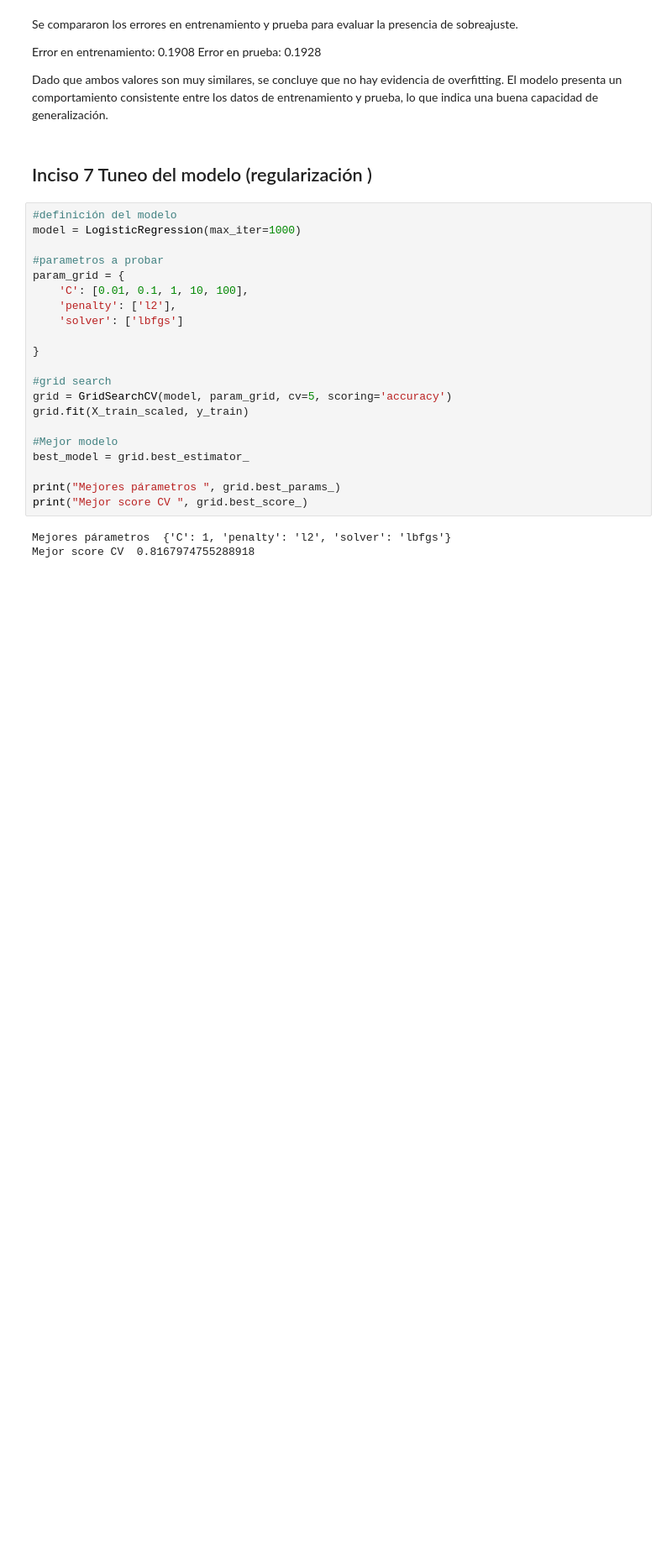
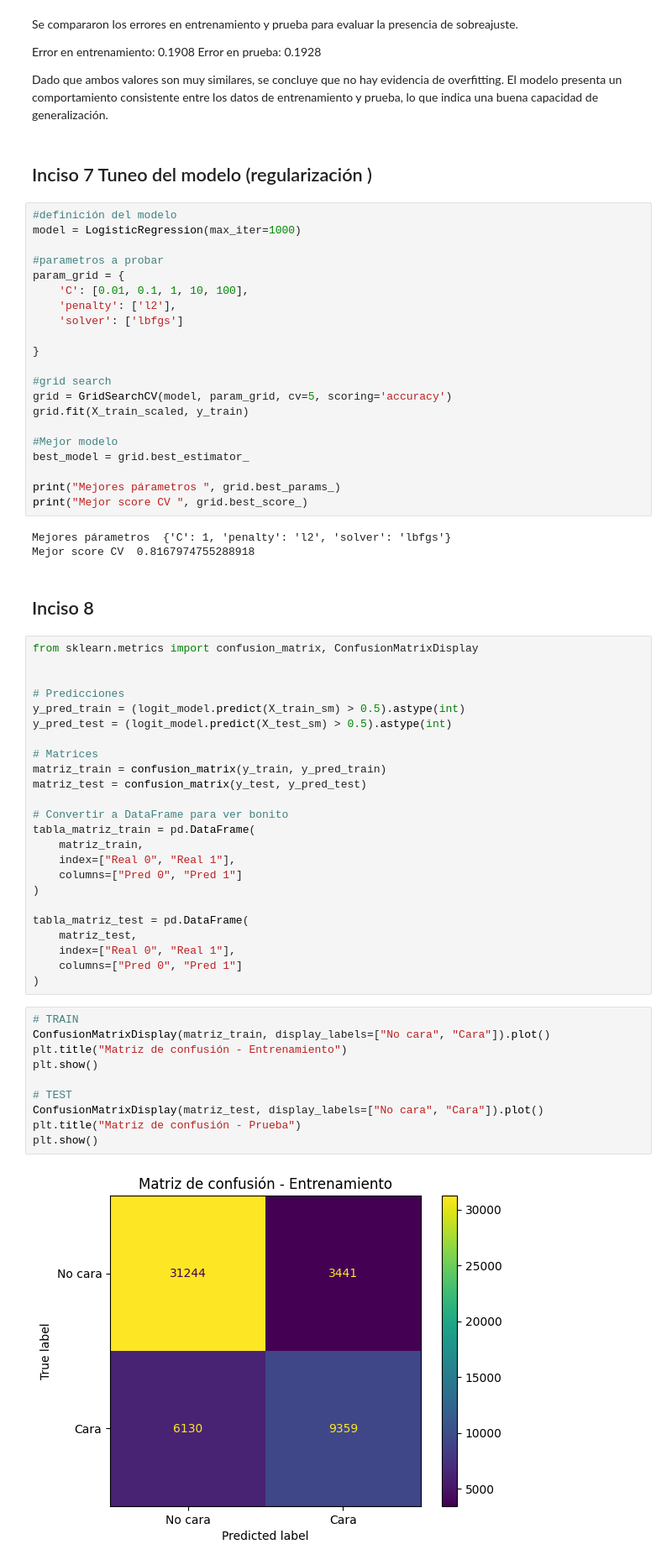
Before and after one commit to Ninaswiftie09/Mineria-de-Datos, a Jupyter notebook: lab7_incisos4-6ipynb.ipynb, the cells around one changed output. Shown at 84% size. Drawn from its saved outputs; the diff is of its cells as text; blank space fills up the shorter version.

Commit message:
inciso 8

```diff
--- a/lab7_incisos4-6ipynb.ipynb
+++ b/lab7_incisos4-6ipynb.ipynb
@@ -262,3 +262,41 @@ print("Mejor score CV ", grid.best_score_)
 # %% [output]
 Mejores párametros  {'C': 1, 'penalty': 'l2', 'solver': 'lbfgs'}
 Mejor score CV  0.8167974755288918
+# %% [markdown]
+## Inciso 8
+# %%
+from sklearn.metrics import confusion_matrix, ConfusionMatrixDisplay
+
+
+# Predicciones
+y_pred_train = (logit_model.predict(X_train_sm) > 0.5).astype(int)
+y_pred_test = (logit_model.predict(X_test_sm) > 0.5).astype(int)
+
+# Matrices
+matriz_train = confusion_matrix(y_train, y_pred_train)
+matriz_test = confusion_matrix(y_test, y_pred_test)
+
+# Convertir a DataFrame para ver bonito
+tabla_matriz_train = pd.DataFrame(
+    matriz_train,
+    index=["Real 0", "Real 1"],
+    columns=["Pred 0", "Pred 1"]
+)
+
+tabla_matriz_test = pd.DataFrame(
+    matriz_test,
+    index=["Real 0", "Real 1"],
+    columns=["Pred 0", "Pred 1"]
+)
+# %%
+# TRAIN
+ConfusionMatrixDisplay(matriz_train, display_labels=["No cara", "Cara"]).plot()
+plt.title("Matriz de confusión - Entrenamiento")
+plt.show()
+
+# TEST
+ConfusionMatrixDisplay(matriz_test, display_labels=["No cara", "Cara"]).plot()
+plt.title("Matriz de confusión - Prueba")
+plt.show()
+# %% [output]
+[figure, added]
```
Also changed, not shown: parts of 2 cells of this notebook.
